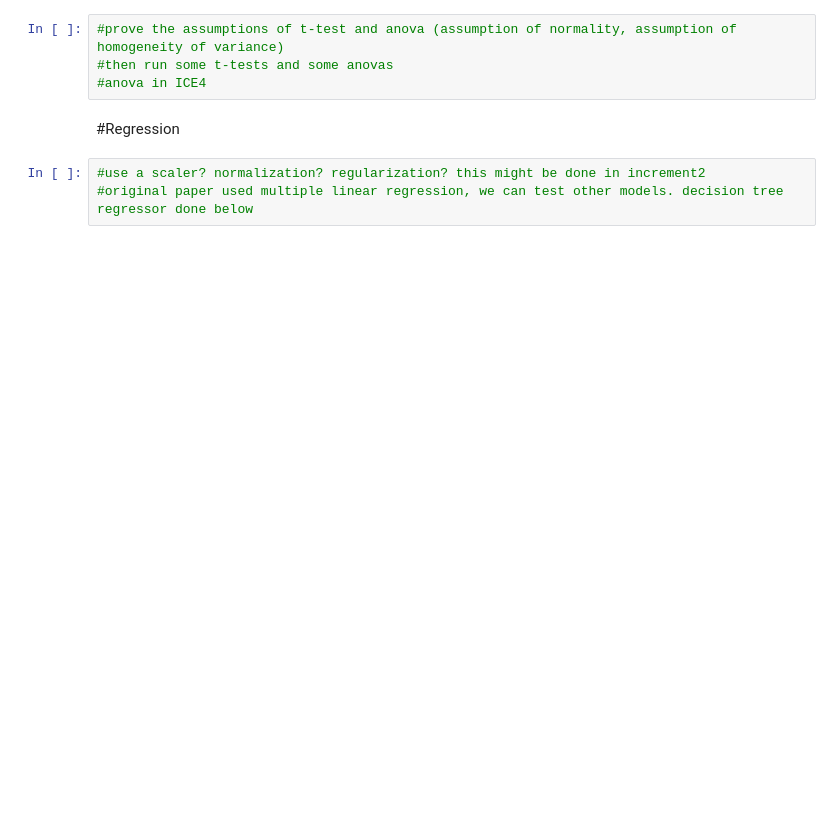
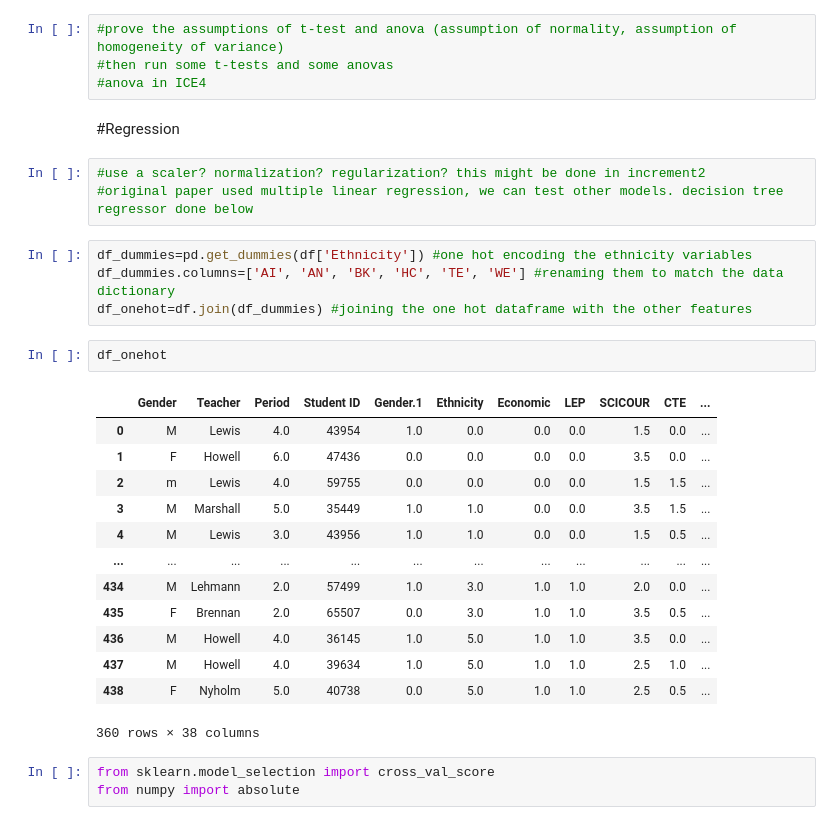
Before and after one commit to dldowning/2022-5310, a Jupyter notebook: 5310_project.ipynb, the cells around one changed output. Cells and saved outputs as stored; diff of their text form; blank space fills up the shorter version.

```diff
--- a/5310_project.ipynb
+++ b/5310_project.ipynb
@@ -452,4 +450,27 @@ fig.show()
 # %%
 #use a scaler? normalization? regularization? this might be done in increment2
 #original paper used multiple linear regression, we can test other models. decision tree regressor done below
+# %%
+df_dummies=pd.get_dummies(df['Ethnicity']) #one hot encoding the ethnicity variables
+df_dummies.columns=['AI', 'AN', 'BK', 'HC', 'TE', 'WE'] #renaming them to match the data dictionary
+df_onehot=df.join(df_dummies) #joining the one hot dataframe with the other features
+# %%
+df_onehot
+# %% [output]
+|  | Gender | Teacher | Period | Student ID | Gender.1 | Ethnicity | Economic | LEP | SCICOUR | CTE | ... |
+| 0 | M | Lewis | 4.0 | 43954 | 1.0 | 0.0 | 0.0 | 0.0 | 1.5 | 0.0 | ... |
+| 1 | F | Howell | 6.0 | 47436 | 0.0 | 0.0 | 0.0 | 0.0 | 3.5 | 0.0 | ... |
+| 2 | m | Lewis | 4.0 | 59755 | 0.0 | 0.0 | 0.0 | 0.0 | 1.5 | 1.5 | ... |
+| 3 | M | Marshall | 5.0 | 35449 | 1.0 | 1.0 | 0.0 | 0.0 | 3.5 | 1.5 | ... |
+| 4 | M | Lewis | 3.0 | 43956 | 1.0 | 1.0 | 0.0 | 0.0 | 1.5 | 0.5 | ... |
+| ... | ... | ... | ... | ... | ... | ... | ... | ... | ... | ... | ... |
+| 434 | M | Lehmann | 2.0 | 57499 | 1.0 | 3.0 | 1.0 | 1.0 | 2.0 | 0.0 | ... |
+| 435 | F | Brennan | 2.0 | 65507 | 0.0 | 3.0 | 1.0 | 1.0 | 3.5 | 0.5 | ... |
+| 436 | M | Howell | 4.0 | 36145 | 1.0 | 5.0 | 1.0 | 1.0 | 3.5 | 0.0 | ... |
+| 437 | M | Howell | 4.0 | 39634 | 1.0 | 5.0 | 1.0 | 1.0 | 2.5 | 1.0 | ... |
+| 438 | F | Nyholm | 5.0 | 40738 | 0.0 | 5.0 | 1.0 | 1.0 | 2.5 | 0.5 | ... |
+360 rows × 38 columns
+# %%
+from sklearn.model_selection import cross_val_score
+from numpy import absolute
 # %%
```
Also changed, not shown: parts of 25 cells of this notebook, 3 other files.
